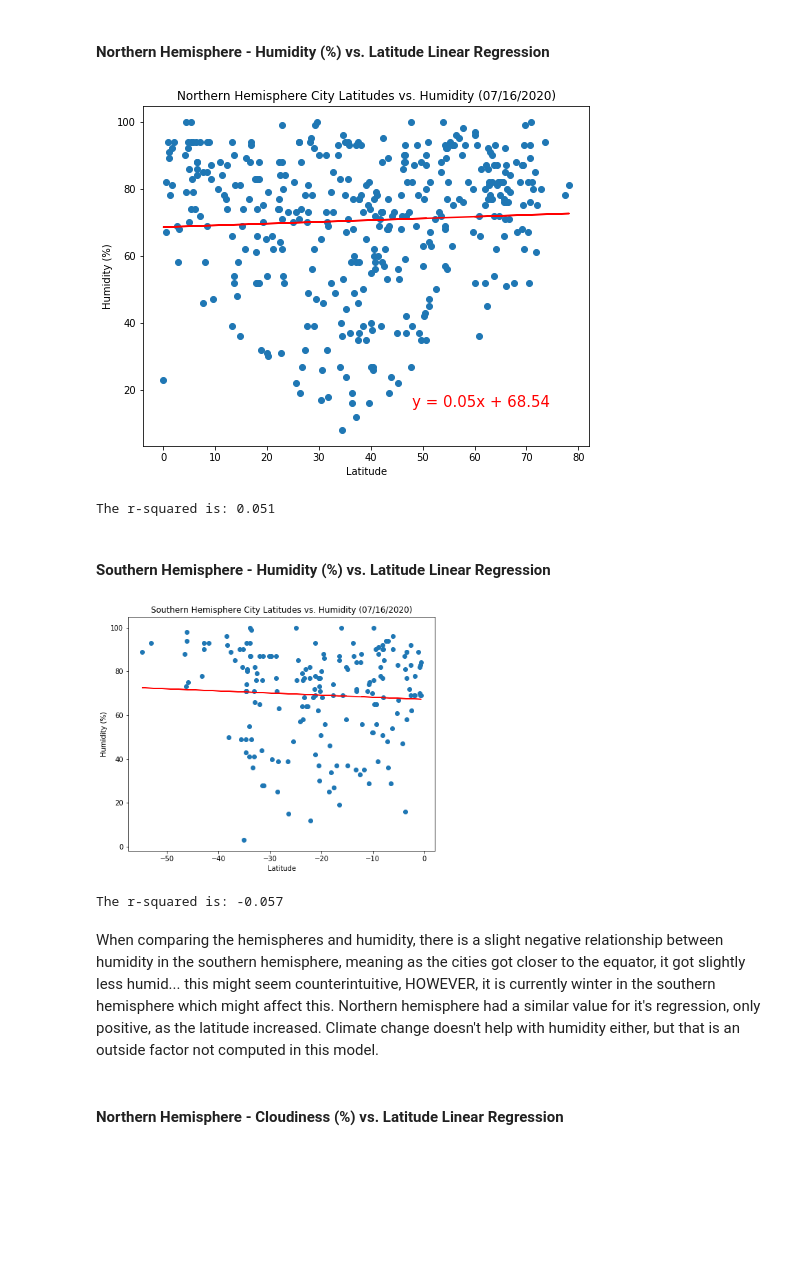
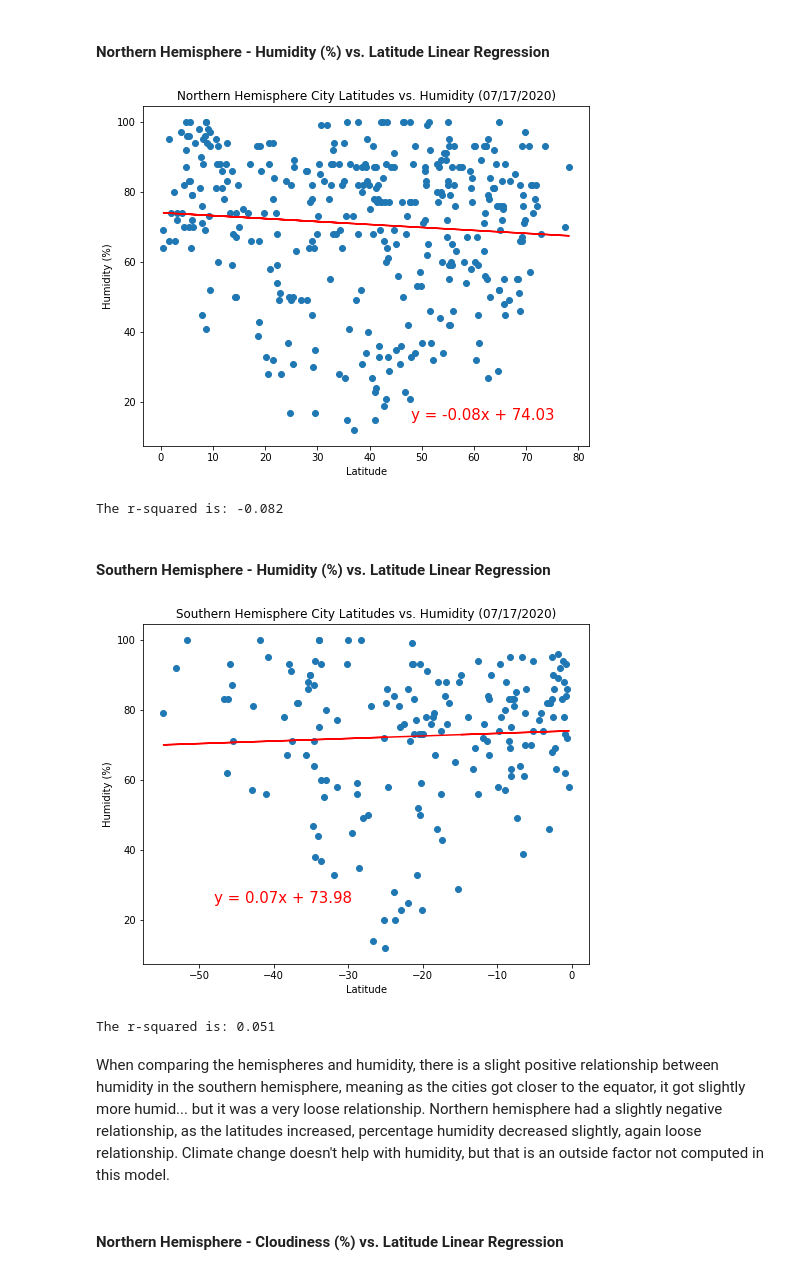
Before and after one commit to SofiaAS1/Python-API-Challenge, a Jupyter notebook: WeatherPy/WeatherPy.ipynb, the cells around one changed output. Saved outputs shown, nothing was run; the diff lists cells and outputs as text; code cells hidden in the pictures; blank space fills up the shorter version.

```diff
--- a/WeatherPy/WeatherPy.ipynb
+++ b/WeatherPy/WeatherPy.ipynb
@@ -314,41 +319,43 @@ plt.figure(figsize=(8,6.25))
 plt.scatter(nh_lat, nh_hum)
 plt.plot(nh_lat,regress_values,"r-")
 plt.annotate(line_eq,(48,15),fontsize=15,color="red")
-plt.title("Northern Hemisphere City Latitudes vs. Humidity (07/16/2020)")
+plt.title("Northern Hemisphere City Latitudes vs. Humidity (07/17/2020)")
 plt.xlabel("Latitude")
 plt.ylabel("Humidity (%)")
+plt.savefig("nhcitylat_vs_humidity.png")
 plt.show()
 
 print(f"The r-squared is: {rvalue:.3f}")
 # %% [output]
-[figure, old version]
+[figure, new version]
-The r-squared is: 0.051
+The r-squared is: -0.082
 # %% [markdown]
 ####  Southern Hemisphere - Humidity (%) vs. Latitude Linear Regression
 # %%
 sh_df = cdata_df.loc[cdata_df["Lat"] < 0]
 sh_lat = sh_df["Lat"]
 sh_hum = sh_df["Humidity"]
 
 (slope, intercept, rvalue, pvalue, stderr) = linregress(sh_lat, sh_hum)
 regress_values = sh_lat * slope + intercept
 line_eq = "y = " + str(round(slope,2)) + "x + " + str(round(intercept,2))
 
 plt.figure(figsize=(8,6.25))
 plt.scatter(sh_lat, sh_hum)
 plt.plot(sh_lat,regress_values,"r-")
-plt.annotate(line_eq,(48,15),fontsize=15,color="red")
-plt.title("Southern Hemisphere City Latitudes vs. Humidity (07/16/2020)")
+plt.annotate(line_eq,(-48,25),fontsize=15,color="red")
+plt.title("Southern Hemisphere City Latitudes vs. Humidity (07/17/2020)")
 plt.xlabel("Latitude")
 plt.ylabel("Humidity (%)")
+plt.savefig("shcitylat_vs_humidity.png")
 plt.show()
 
 print(f"The r-squared is: {rvalue:.3f}")
 # %% [output]
-[figure, old version]
+[figure, new version]
-The r-squared is: -0.057
+The r-squared is: 0.051
 # %% [markdown]
-When comparing the hemispheres and humidity, there is a slight negative relationship between humidity in the southern hemisphere, meaning as the cities got closer to the equator, it got slightly less humid... this might seem counterintuitive, HOWEVER, it is currently winter in the southern hemisphere which might affect this. Northern hemisphere had a similar value for it's regression, only positive, as the latitude increased. Climate change doesn't help with humidity either, but that is an outside factor not computed in this model.
+When comparing the hemispheres and humidity, there is a slight positive relationship between humidity in the southern hemisphere, meaning as the cities got closer to the equator, it got slightly more humid... but it was a very loose relationship. Northern hemisphere had a slightly negative relationship, as the latitudes increased, percentage humidity decreased slightly, again loose relationship. Climate change doesn't help with humidity, but that is an outside factor not computed in this model.
 # %% [markdown]
 ####  Northern Hemisphere - Cloudiness (%) vs. Latitude Linear Regression
 # %%
```
Also changed, not shown: parts of 20 cells of this notebook, 13 other files.
